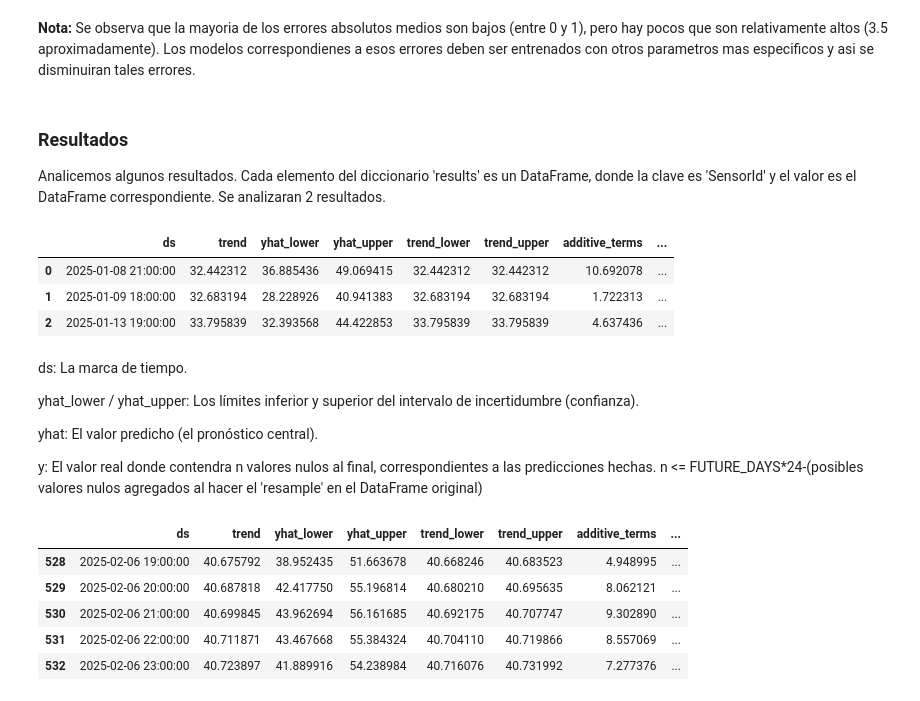
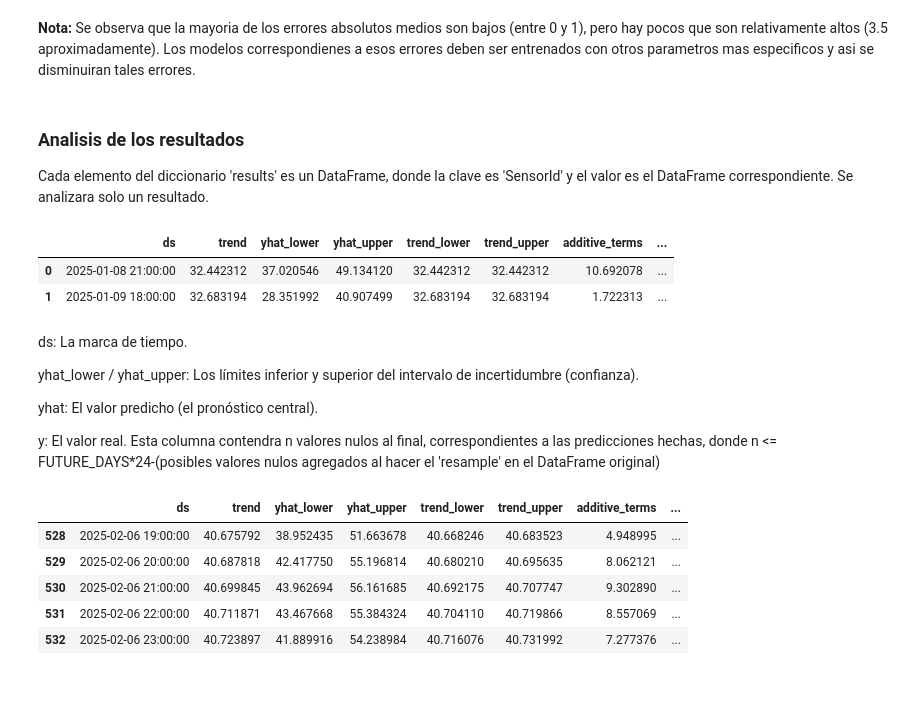
Before and after one commit to arteaga7/ML-Time-Predictions, a Jupyter notebook: notebooks/ml_model.ipynb, the cells around one changed output. Drawn from its saved outputs; the diff is of its cells as text; code cells hidden in the pictures.

```diff
--- a/notebooks/ml_model.ipynb
+++ b/notebooks/ml_model.ipynb
@@ -287,16 +268,16 @@ MAE for sensor fcd32c37-d066-40a6-a49a-4f3c6e8f60cf: 0.1030
 # %% [markdown]
 **Nota:** Se observa que la mayoria de los errores absolutos medios son bajos (entre 0 y 1), pero hay pocos que son relativamente altos (3.5 aproximadamente). Los modelos correspondienes a esos errores deben ser entrenados con otros parametros mas especificos y asi se disminuiran tales errores.
 # %% [markdown]
-### Resultados
-Analicemos algunos resultados. Cada elemento del diccionario 'results' es un DataFrame, donde la clave es 'SensorId' y el valor es el DataFrame correspondiente. Se analizaran 2 resultados.
+### Analisis de los resultados
+Cada elemento del diccionario 'results' es un DataFrame, donde la clave es 'SensorId' y el valor es el DataFrame correspondiente. Se analizara solo un resultado.
 # %%
+# Extract one DataFrame
 df_063276ed = results['063276ed-657e-40a2-a17b-0c685af518f6']
-df_063276ed.head(3)
+df_063276ed.head(2)
 # %% [output]
 |  | ds | trend | yhat_lower | yhat_upper | trend_lower | trend_upper | additive_terms | ... |
-| 0 | 2025-01-08 21:00:00 | 32.442312 | 36.885436 | 49.069415 | 32.442312 | 32.442312 | 10.692078 | ... |
-| 1 | 2025-01-09 18:00:00 | 32.683194 | 28.228926 | 40.941383 | 32.683194 | 32.683194 | 1.722313 | ... |
-| 2 | 2025-01-13 19:00:00 | 33.795839 | 32.393568 | 44.422853 | 33.795839 | 33.795839 | 4.637436 | ... |
+| 0 | 2025-01-08 21:00:00 | 32.442312 | 37.020546 | 49.134120 | 32.442312 | 32.442312 | 10.692078 | ... |
+| 1 | 2025-01-09 18:00:00 | 32.683194 | 28.351992 | 40.907499 | 32.683194 | 32.683194 | 1.722313 | ... |
 # %% [markdown]
 ds: La marca de tiempo.
 
@@ -304,7 +285,7 @@ yhat_lower / yhat_upper: Los límites inferior y superior del intervalo de incer
 
 yhat: El valor predicho (el pronóstico central).
 
-y: El valor real donde contendra n valores nulos al final, correspondientes a las predicciones hechas. n <= FUTURE_DAYS*24-(posibles valores nulos agregados al hacer el 'resample' en el DataFrame original)
+y: El valor real. Esta columna contendra n valores nulos al final, correspondientes a las predicciones hechas, donde n <= FUTURE_DAYS*24-(posibles valores nulos agregados al hacer el 'resample' en el DataFrame original)
 # %%
 df_063276ed.tail(5)
 # %% [output]
```
Also changed, not shown: parts of 9 cells of this notebook, 43 other files.
